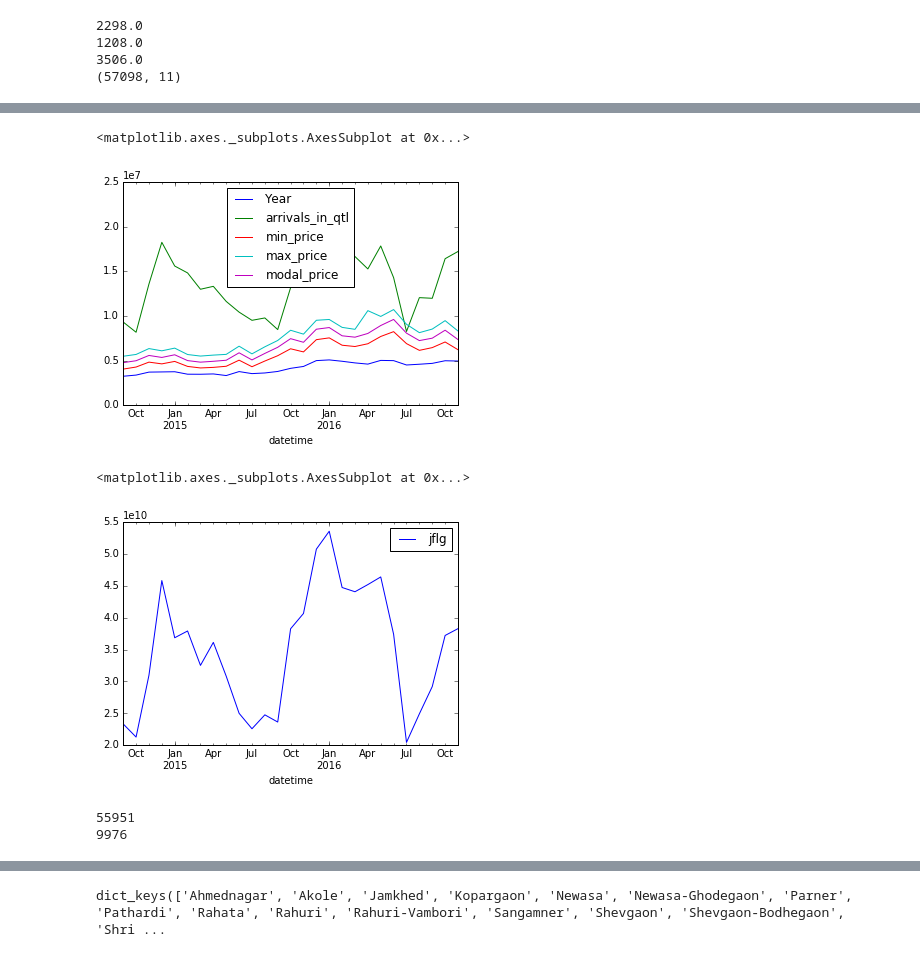
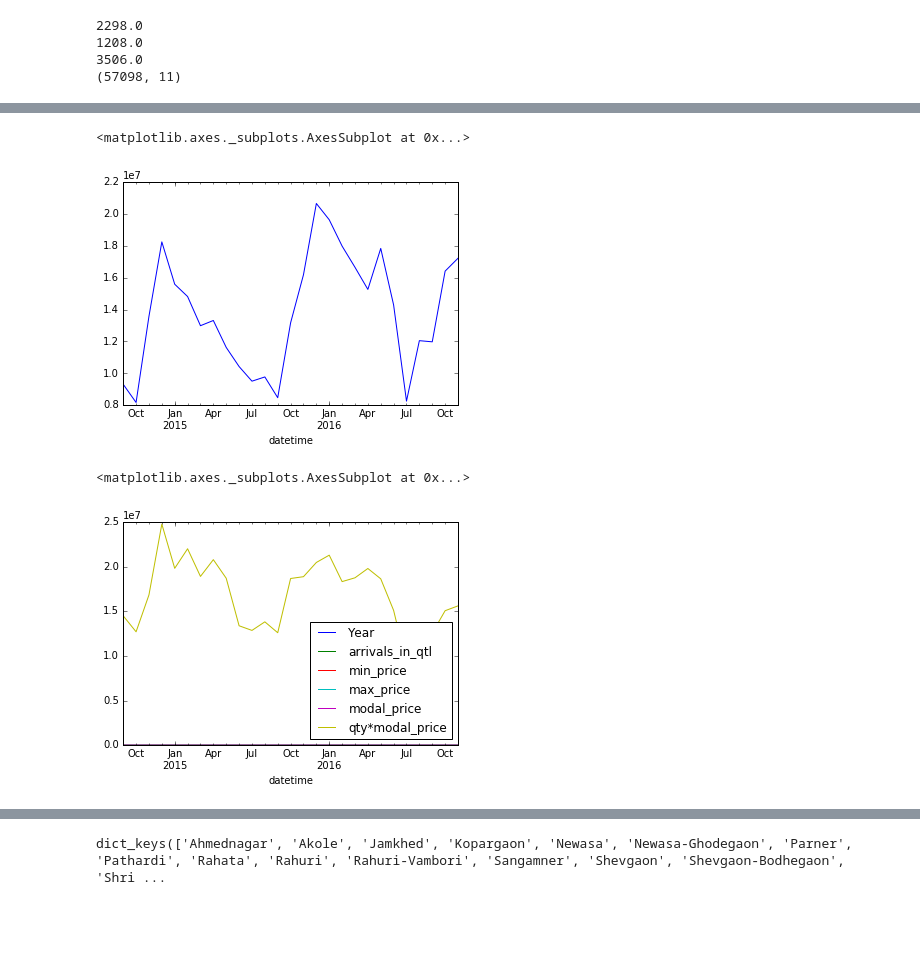
Before and after one commit to kushagragpt99/SocialCops, a Jupyter notebook: Untitled.ipynb, the cells around one changed output, grey strips where cells are left out. Saved outputs shown, nothing was run; the diff lists cells and outputs as text; code cells hidden in the pictures; blank space fills up the shorter version.

Commit message:
adding examples and plotting graphs

```diff
--- a/Untitled.ipynb
+++ b/Untitled.ipynb
@@ -194,6 +197,6 @@ data['jflg']=data2['arrivals_in_qtl']*data2['modal_price']
 # %%
 data2=data2.sort_values(by='date')
-data2['jflg']=data2['arrivals_in_qtl']*data2['modal_price']
+data2['qty*modal_price']=data2['arrivals_in_qtl']*data2['modal_price']
 data=data2.resample('M').mean()
-data
+data.head()
 # %% [output]
@@ -219,10 +210,10 @@ data
 # %%
-data2.resample('M').sum().plot()
+data2['arrivals_in_qtl'].resample('M').sum().plot()
 # %% [output]
 <matplotlib.axes._subplots.AxesSubplot at 0x...>
-[figure, old version]
+[figure, new version]
 # %%
 data.resample('M').sum().plot()
 # %% [output]
 <matplotlib.axes._subplots.AxesSubplot at 0x...>
-[figure, old version]
+[figure, new version]
@@ -254,8 +220,2 @@ plt.show()
-# %%
-print(data3.shape[0])
-print(len(max_fluctuation_list))
-# %% [output]
-55951
-9976
 # %%
 import statsmodels
```
Also changed, not shown: parts of 32 cells of this notebook, 2 other files.
